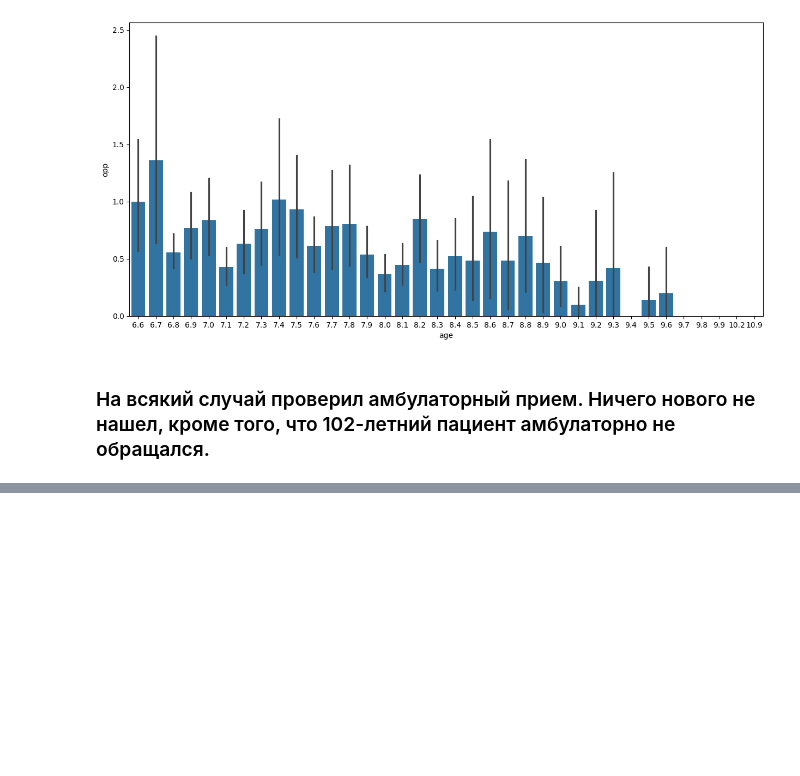
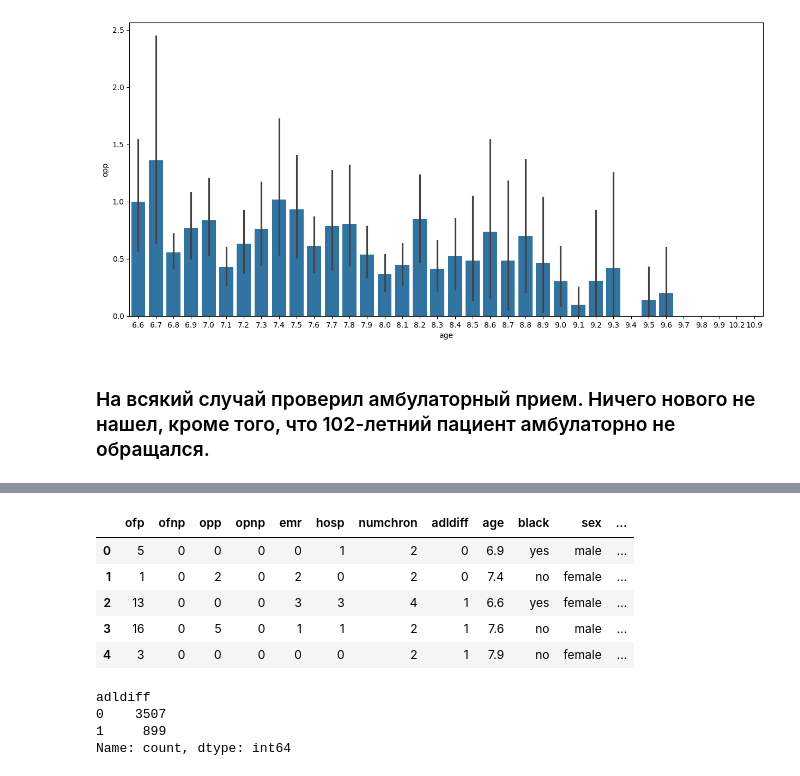
Before and after one commit to vpshenichnii/Innopolis-2024PVA, a Jupyter notebook: midterm_assest_Pshenichnii.ipynb, the cells around one changed output, grey strips where cells are left out. Drawn from its saved outputs; the diff is of its cells as text; code cells hidden in the pictures; blank space fills up the shorter version.

```diff
--- a/midterm_assest_Pshenichnii.ipynb
+++ b/midterm_assest_Pshenichnii.ipynb
@@ -270,0 +307,16 @@ plt.show()
+# %%
+df.head()
+# %% [output]
+|  | ofp | ofnp | opp | opnp | emr | hosp | numchron | adldiff | age | black | sex | ... |
+| 0 | 5 | 0 | 0 | 0 | 0 | 1 | 2 | 0 | 6.9 | yes | male | ... |
+| 1 | 1 | 0 | 2 | 0 | 2 | 0 | 2 | 0 | 7.4 | no | female | ... |
+| 2 | 13 | 0 | 0 | 0 | 3 | 3 | 4 | 1 | 6.6 | yes | female | ... |
+| 3 | 16 | 0 | 5 | 0 | 1 | 1 | 2 | 1 | 7.6 | no | male | ... |
+| 4 | 3 | 0 | 0 | 0 | 0 | 0 | 2 | 1 | 7.9 | no | female | ... |
+# %%
+df['adldiff'].value_counts()
+# %% [output]
+adldiff
+0    3507
+1     899
+Name: count, dtype: int64
```
Also changed, not shown: parts of 24 cells of this notebook.
